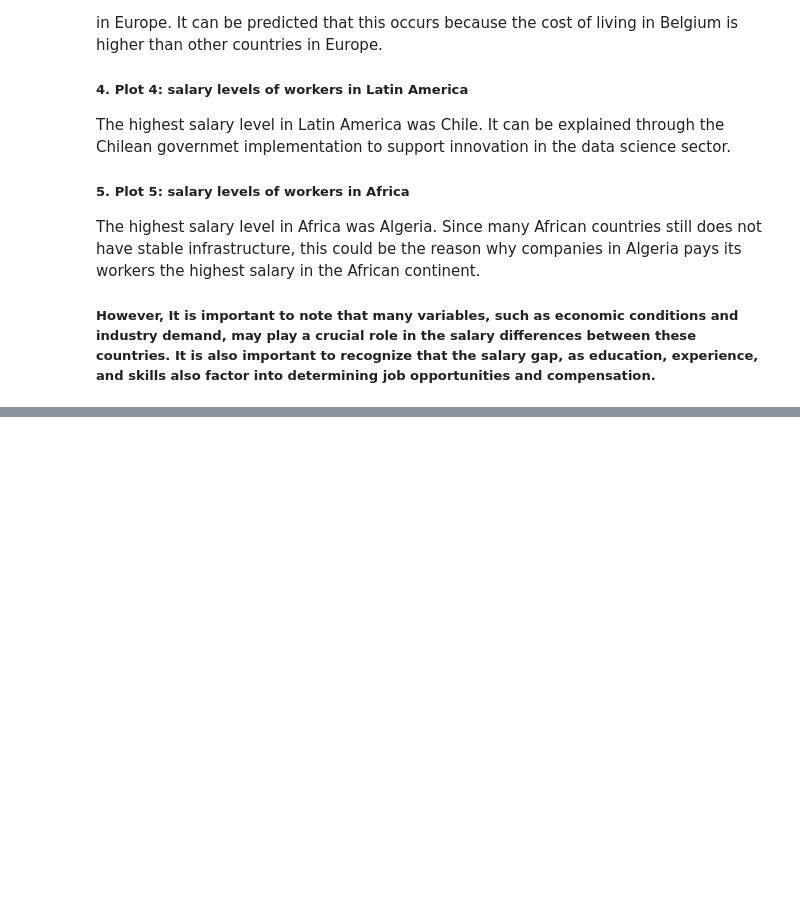
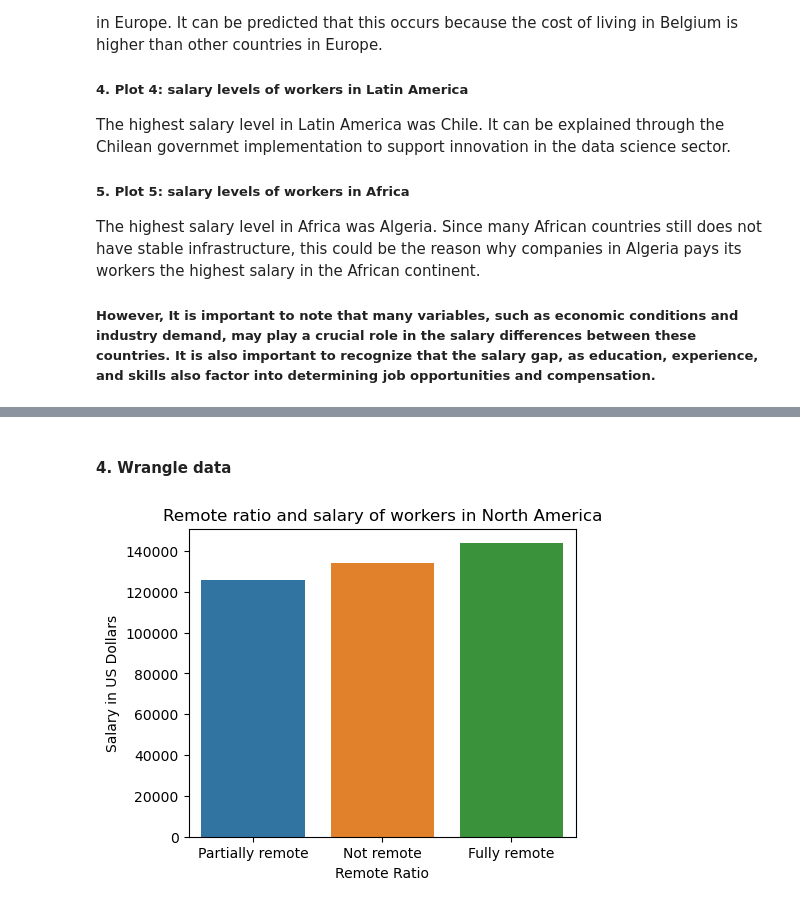
Before and after one commit to ubco-W2022T2-data301/project-group-group07, a Jupyter notebook: analysis/analysis2.ipynb, the cells around one changed output, grey strips where cells are left out. Cells and saved outputs as stored; diff of their text form; code cells hidden in the pictures; blank space fills up the shorter version.

```diff
--- a/analysis/analysis2.ipynb
+++ b/analysis/analysis2.ipynb
@@ -327,0 +338,4 @@ Since my main research question was answered in this milestone, I will add more
+# %%
+dfPipeline = pd.read_csv('../data/processed/ds_salaries_1.csv')
+
+dfPipeline
@@ -327,0 +358,3 @@ Since my main research question was answered in this milestone, I will add more
+# %%
+dfPipeline = dfPipeline.drop(columns=['work_year', 'employment_type', 'job_title', 'employee_residence', 'company_size', 'experience_level', 'salary_currency', 'salary'])
+dfPipeline
@@ -327,0 +377,4 @@ Since my main research question was answered in this milestone, I will add more
+# %%
+dfPipeline['remote_ratio'] = dfPipeline['remote_ratio'].replace(0, "Not remote").replace(50, "Partially remote").replace(100, "Fully remote")
+
+dfPipeline
@@ -327,0 +395,22 @@ Since my main research question was answered in this milestone, I will add more
+# %% [markdown]
+#### 4. Wrangle data
+# %%
+dfNA = dfPipeline.loc[(df["company_region"] == "North America")]
+
+dfAS = dfPipeline.loc[(df['company_region'] == "Asia") | (df['company_region'] == "Middle East") | (df['company_region'] == "Oceania")]
+
+dfEU = dfPipeline.loc[(df['company_region'] == "Europe")]
+
+dfLA = dfPipeline.loc[(df['company_region'] == "Latin America")]
+
+dfAF = dfPipeline.loc[(df['company_region'] == "Africa")]
+
+# Remote ratio and salary of workers in North America
+dfNA = dfNA.groupby("remote_ratio").mean().reset_index()
+
+plt.figure(figsize=(5,4))
+ax_NA = sns.barplot(data=dfNA, x="remote_ratio", y="salary_in_usd", order=dfNA.sort_values('salary_in_usd').remote_ratio)
+ax_NA.set(xlabel = 'Remote Ratio', ylabel = 'Salary in US Dollars', title = "Remote ratio and salary of workers in North America")
+plt.show()
+# %% [output]
+[figure, added]
```
Also changed, not shown: parts of 29 cells of this notebook.
